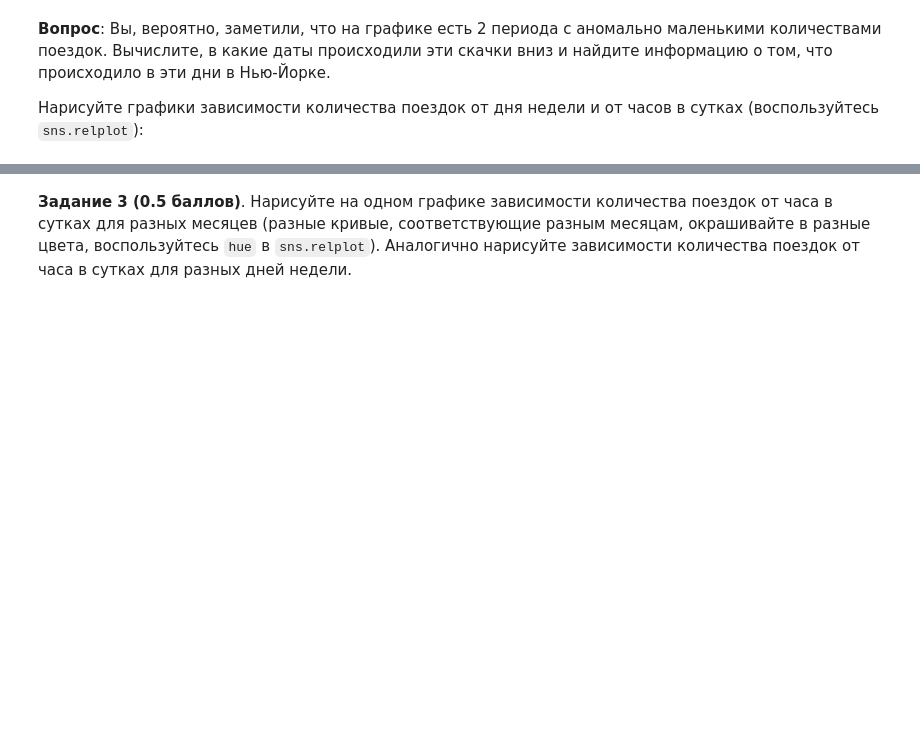
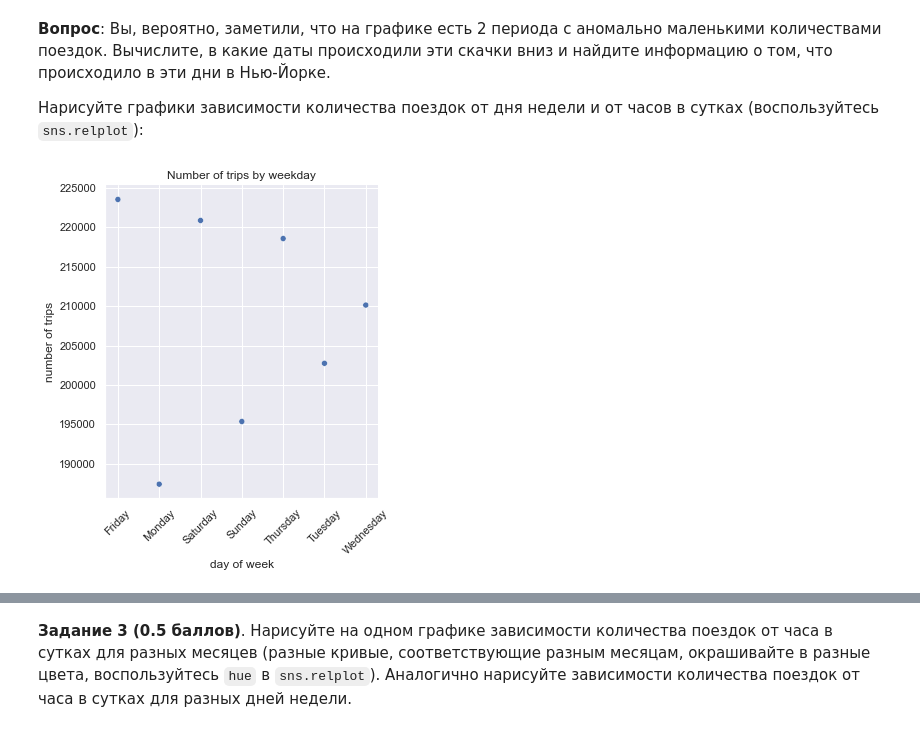
Before and after one commit to CaBolag/ml_course_hse, a Jupyter notebook: semester_1/homework_practice/02_linregr/homework-practice-02-linregr.ipynb, the cells around one changed output, grey strips where cells are left out. Cells and saved outputs as stored; diff of their text form; code cells hidden in the pictures; blank space fills up the shorter version.

```diff
--- a/semester_1/homework_practice/02_linregr/homework-practice-02-linregr.ipynb
+++ b/semester_1/homework_practice/02_linregr/homework-practice-02-linregr.ipynb
@@ -117,0 +201,13 @@ $$\text{RMSLE}(X, y, a) = \sqrt{\frac{1}{\ell}\sum_{i=1}^{\ell} \big(\log{(y_i +
+# %%
+#train.resample('W',on='pickup_datetime').id.count()
+count_by_weekday=train.groupby(train['pickup_datetime'].dt.day_name()).id.count()
+count_by_weekday=pd.DataFrame(count_by_weekday)
+count_by_weekday
+sns.relplot(data=count_by_weekday,legend=False)
+plt.xlabel("day of week")
+plt.ylabel("number of trips")
+plt.title("Number of trips by weekday")
+plt.xticks(rotation=45)
+plt.show()
+# %% [output]
+[figure, added]
```
Also changed, not shown: parts of 51 cells of this notebook, 15 other files.
